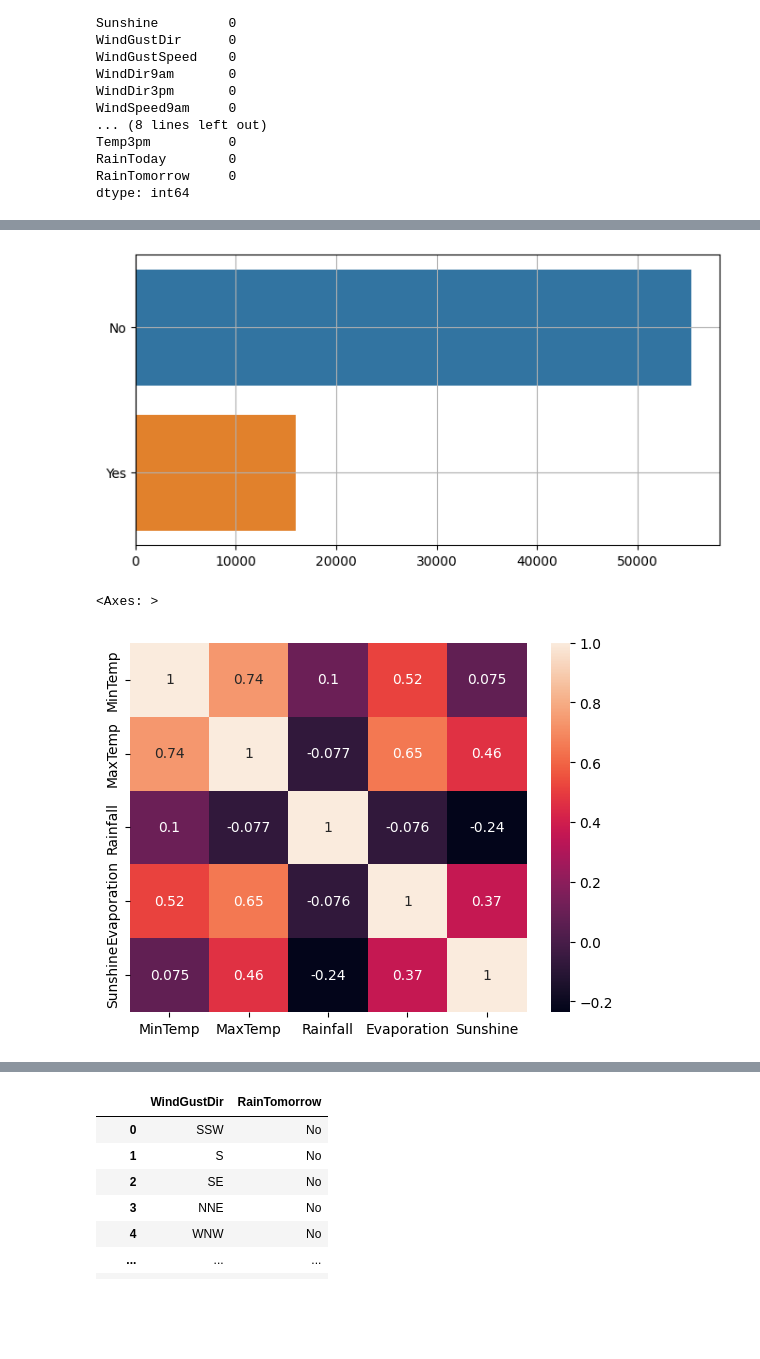
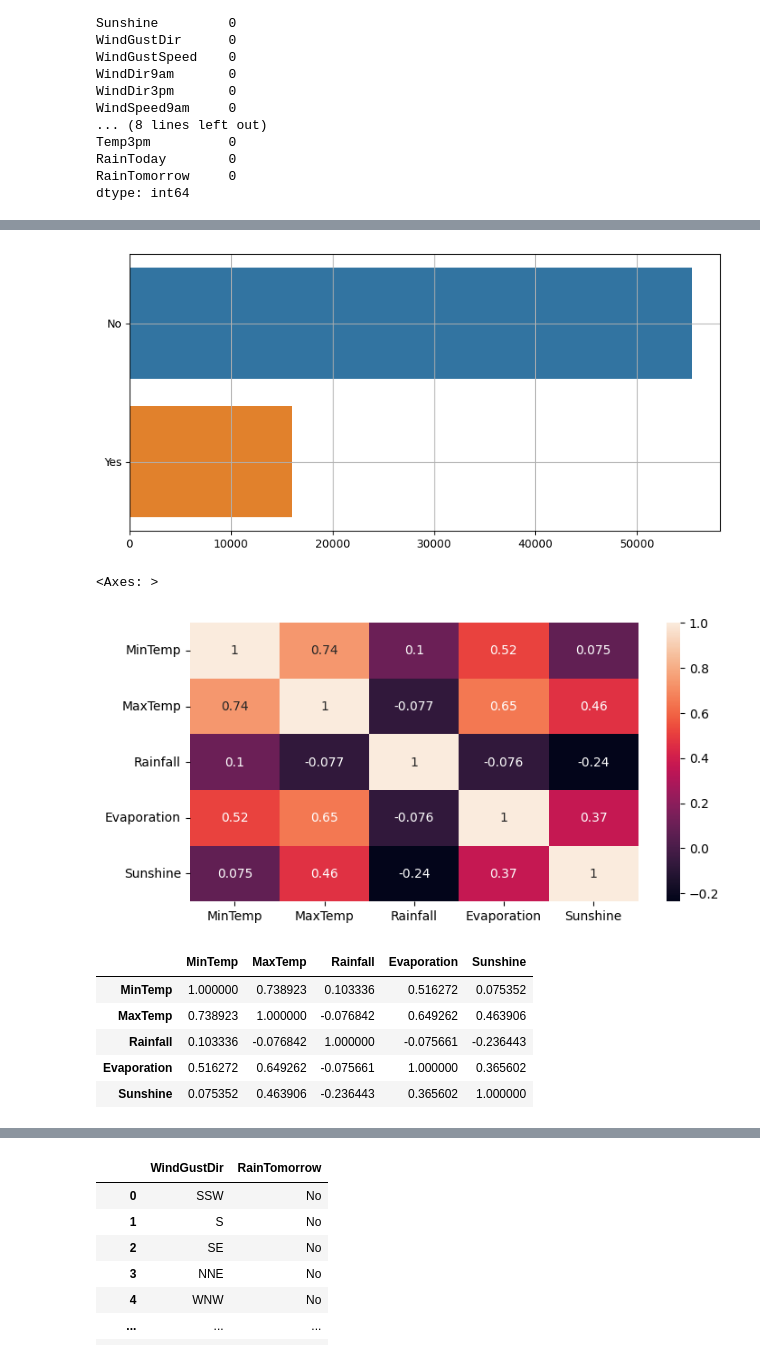
Before and after one commit to rezaaprm/weather_aus, a Jupyter notebook: weather_aus.ipynb, the cells around one changed output, grey strips where cells are left out. Cells and saved outputs as stored; diff of their text form; code cells hidden in the pictures; blank space fills up the shorter version.

```diff
--- a/weather_aus.ipynb
+++ b/weather_aus.ipynb
@@ -110,20 +112,33 @@ plt.show()
 # %%
 fig, ax = plt.subplots(figsize=(8, 4))
 
 sns.countplot(dataset, y="RainToday", hue="RainToday")
 
 ax.set_xlabel('')
 ax.set_ylabel('')
 ax.set_title('')
 ax.grid(True)
 # ax.legend(title='')
 
+plt.tight_layout()
 plt.show()
 # %% [output]
-[figure, old version]
+[figure, new version]
 # %%
+fig, ax = plt.subplots(figsize=(8, 4))
+
 df_heatmap = dataset[["MinTemp", "MaxTemp", "Rainfall", "Evaporation", "Sunshine"]].corr()
 sns.heatmap(data=df_heatmap, annot=True)
 # %% [output]
 <Axes: >
-[figure, old version]
+[figure, new version]
+# %%
+df_heatmap = dataset[["MinTemp", "MaxTemp", "Rainfall", "Evaporation", "Sunshine"]].corr()
+df_heatmap
+# %% [output]
+|  | MinTemp | MaxTemp | Rainfall | Evaporation | Sunshine |
+| MinTemp | 1.000000 | 0.738923 | 0.103336 | 0.516272 | 0.075352 |
+| MaxTemp | 0.738923 | 1.000000 | -0.076842 | 0.649262 | 0.463906 |
+| Rainfall | 0.103336 | -0.076842 | 1.000000 | -0.075661 | -0.236443 |
+| Evaporation | 0.516272 | 0.649262 | -0.075661 | 1.000000 | 0.365602 |
+| Sunshine | 0.075352 | 0.463906 | -0.236443 | 0.365602 | 1.000000 |
```
Also changed, not shown: parts of 18 cells of this notebook, 1 other file.
